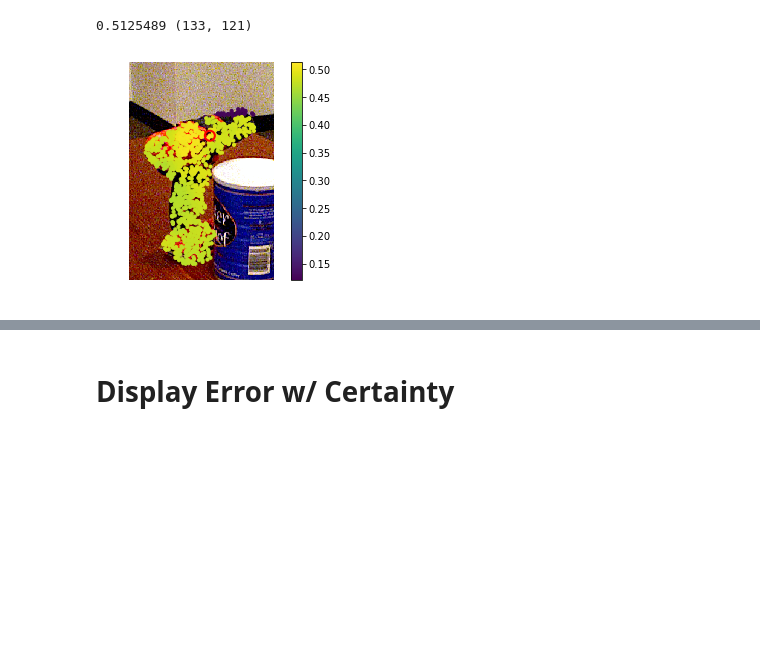
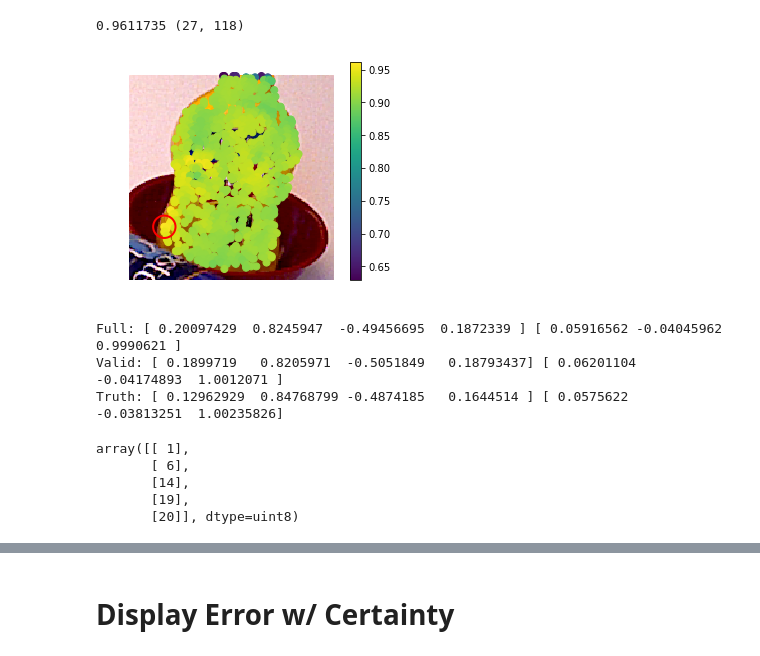
Before and after one commit to r-pad/DenseFusion, a Jupyter notebook: DenseFusionCertaintyTests.ipynb, the cells around one changed output, grey strips where cells are left out. Drawn from its saved outputs; the diff is of its cells as text; code cells hidden in the pictures; blank space fills up the shorter version.

```diff
--- a/DenseFusionCertaintyTests.ipynb
+++ b/DenseFusionCertaintyTests.ipynb
@@ -94,7 +95,8 @@ num_points = 1000
 num_points_mesh = 500
 iteration = 2
 bs = 1
-dataset_config_dir = 'datasets/ycb/dataset_config'
+#dataset_config_dir = 'datasets/ycb/dataset_config'
+dataset_config_dir = '../DenseFusionOld/DenseFusion/datasets/ycb/dataset_config'
 ycb_toolbox_dir = 'YCB_Video_toolbox'
 result_wo_refine_dir = 'experiments/eval_result/ycb/Densefusion_wo_refine_result'
 result_refine_dir = 'experiments/eval_result/ycb/Densefusion_iterative_result'
@@ -303,6 +308,7 @@ def estimatePose(img, depth, posecnn_meta, idx = 0):
            't_refine':my_t_final,
            'emb':emb.detach(),
            'cropped':img_masked.detach(),
+           'mask':mask,
            'cloud':cloud.detach(),
            'corr':choose.detach(),
            'coords':coords,
@@ -311,32 +384,63 @@ def estimatePose(img, depth, posecnn_meta, idx = 0):
 # %%
-img_idx = 2000
+img_idx = 0
 obj_idx = 2
 
 img = Image.open('{0}/{1}-color.png'.format(dataset_root, testlist[img_idx]))
 
 #imshow(img)
 
 depth = np.array(Image.open('{0}/{1}-depth.png'.format(dataset_root, testlist[img_idx])))
 pose_meta = scio.loadmat('{0}/{1}-meta.mat'.format(dataset_root, testlist[img_idx]))
-posecnn_meta = scio.loadmat('{0}/results_PoseCNN_RSS2018/{1}.mat'.format(ycb_toolbox_dir, '%06d' % img_idx))
+posecnn_meta = scio.loadmat('{0}/{1}-posecnn.mat'.format(dataset_root, testlist[img_idx]))
+#posecnn_meta = scio.loadmat('{0}/results_PoseCNN_RSS2018/{1}.mat'.format(ycb_toolbox_dir, '%06d' % img_idx))
 
 res = estimatePose(img, depth, posecnn_meta, idx=obj_idx)
 disp_img = torch2Img(res['cropped'])
 coords = res['coords']
 c_vals = to_np(res['c'])
 max_idx = np.argmax(c_vals)
 print(np.max(c_vals), (coords[1][0,max_idx], coords[0][0,max_idx]))
 
 plt.axis('off')
 plt.imshow(disp_img.astype(np.uint8))
-plt.scatter(coords[1], coords[0], 10, c_vals)
+plt.scatter(coords[1], coords[0], 50, c_vals)
 plt.colorbar()
 
-plt.scatter(coords[1][0,max_idx], coords[0][0,max_idx], 100,
+plt.scatter(coords[1][0,max_idx], coords[0][0,max_idx], s=500,
             facecolors='none', edgecolors='r', lw=2, marker='o')
 
 plt.show()
 # %% [output]
-0.5125489 (133, 121)
+0.9611735 (27, 118)
-[figure, old version]
+[figure, new version]
+# %%
+res = estimatePose(img, depth, posecnn_meta, idx=obj_idx)
+c_vals = to_np(res['c'])
+max_idx = np.argmax(c_vals)
+r_est = to_np(res['r'][0,max_idx])[[1,2,3,0]]
+t_est = to_np(res['cloud'][0,max_idx] + res['t'][max_idx,0])
+print('Full:', r_est, t_est)
+r_df, t_df = df_estimator(img, depth, posecnn_meta, idx=obj_idx)
+print('Valid:',r_df[[1,2,3,0]], t_df)
+
+posecnn_idx = posecnn_meta['rois'][obj_idx, 1]
+pose_idx = np.where(pose_meta['cls_indexes'].flatten()==posecnn_idx)[0][0]
+mat_gt = pose_meta['poses'][:,:, pose_idx]
+R_gt = np.eye(4)
+R_gt[:3,:3] = mat_gt[:3,:3]
+q_gt = qm.quaternion_from_matrix(R_gt)
+t_gt = mat_gt[:3,3]
+print('Truth:', q_gt, t_gt)
+# %% [output]
+Full: [ 0.20097429  0.8245947  -0.49456695  0.1872339 ] [ 0.05916562 -0.04045962  0.9990621 ]
+Valid: [ 0.1899719   0.8205971  -0.5051849   0.18793437] [ 0.06201104 -0.04174893  1.0012071 ]
+Truth: [ 0.12962929  0.84768799 -0.4874185   0.1644514 ] [ 0.0575622  -0.03813251  1.00235826]
+# %%
+pose_meta['cls_indexes']
+# %% [output]
+array([[ 1],
+       [ 6],
+       [14],
+       [19],
+       [20]], dtype=uint8)
 # %%
```
Also changed, not shown: parts of 29 cells of this notebook, 12 other files.
